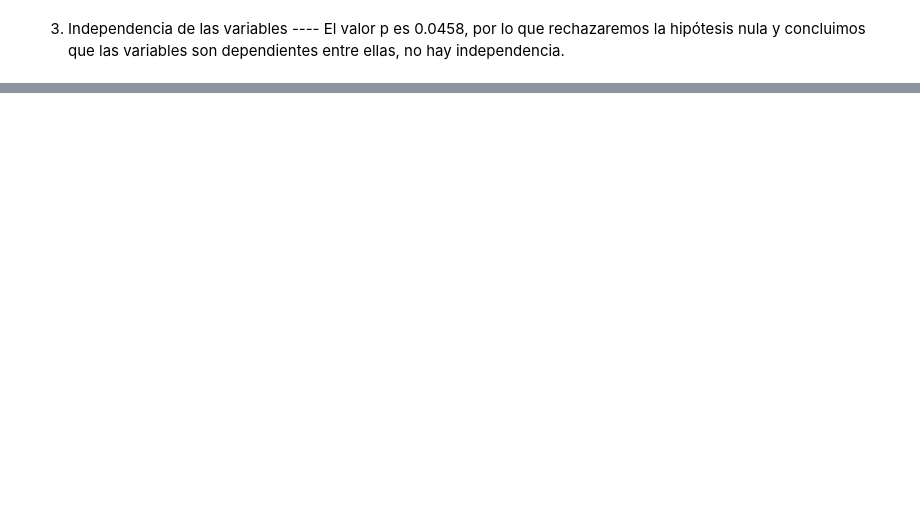
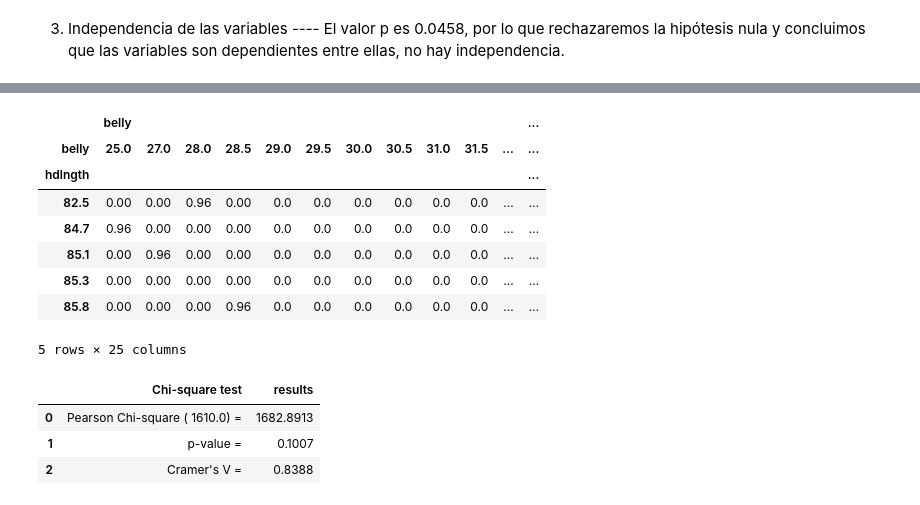
Before and after one commit to Adalab/Da-promoB-Modulo-3-Sprint-1-Lucia-Natalia, a Jupyter notebook: Pair-Programming-Modulo3-Sprint1-Asunciones_Regresion_Lineal.ipynb, the cells around one changed output, grey strips where cells are left out. Cells and saved outputs as stored; diff of their text form; code cells hidden in the pictures; blank space fills up the shorter version.

```diff
--- a/Pair-Programming-Modulo3-Sprint1-Asunciones_Regresion_Lineal.ipynb
+++ b/Pair-Programming-Modulo3-Sprint1-Asunciones_Regresion_Lineal.ipynb
@@ -168,0 +190,24 @@ test_results
+# %%
+crosstab3, test_results3, expected = rp.crosstab(df["hdlngth"], df["belly"],
+                                               test= "chi-square",
+                                               expected_freqs= True,
+                                               prop= "cell")
+# %%
+crosstab3.head()
+# %% [output]
+|  | belly |  |  |  |  |  |  |  |  |  |  | ... |
+| belly | 25.0 | 27.0 | 28.0 | 28.5 | 29.0 | 29.5 | 30.0 | 30.5 | 31.0 | 31.5 | ... | ... |
+| hdlngth |  |  |  |  |  |  |  |  |  |  |  | ... |
+| 82.5 | 0.00 | 0.00 | 0.96 | 0.00 | 0.0 | 0.0 | 0.0 | 0.0 | 0.0 | 0.0 | ... | ... |
+| 84.7 | 0.96 | 0.00 | 0.00 | 0.00 | 0.0 | 0.0 | 0.0 | 0.0 | 0.0 | 0.0 | ... | ... |
+| 85.1 | 0.00 | 0.96 | 0.00 | 0.00 | 0.0 | 0.0 | 0.0 | 0.0 | 0.0 | 0.0 | ... | ... |
+| 85.3 | 0.00 | 0.00 | 0.00 | 0.00 | 0.0 | 0.0 | 0.0 | 0.0 | 0.0 | 0.0 | ... | ... |
+| 85.8 | 0.00 | 0.00 | 0.00 | 0.96 | 0.0 | 0.0 | 0.0 | 0.0 | 0.0 | 0.0 | ... | ... |
+5 rows × 25 columns
+# %%
+test_results3
+# %% [output]
+|  | Chi-square test | results |
+| 0 | Pearson Chi-square ( 1610.0) = | 1682.8913 |
+| 1 | p-value = | 0.1007 |
+| 2 | Cramer's V = | 0.8388 |
```
Also changed, not shown: parts of 23 cells of this notebook, 6 other files.
